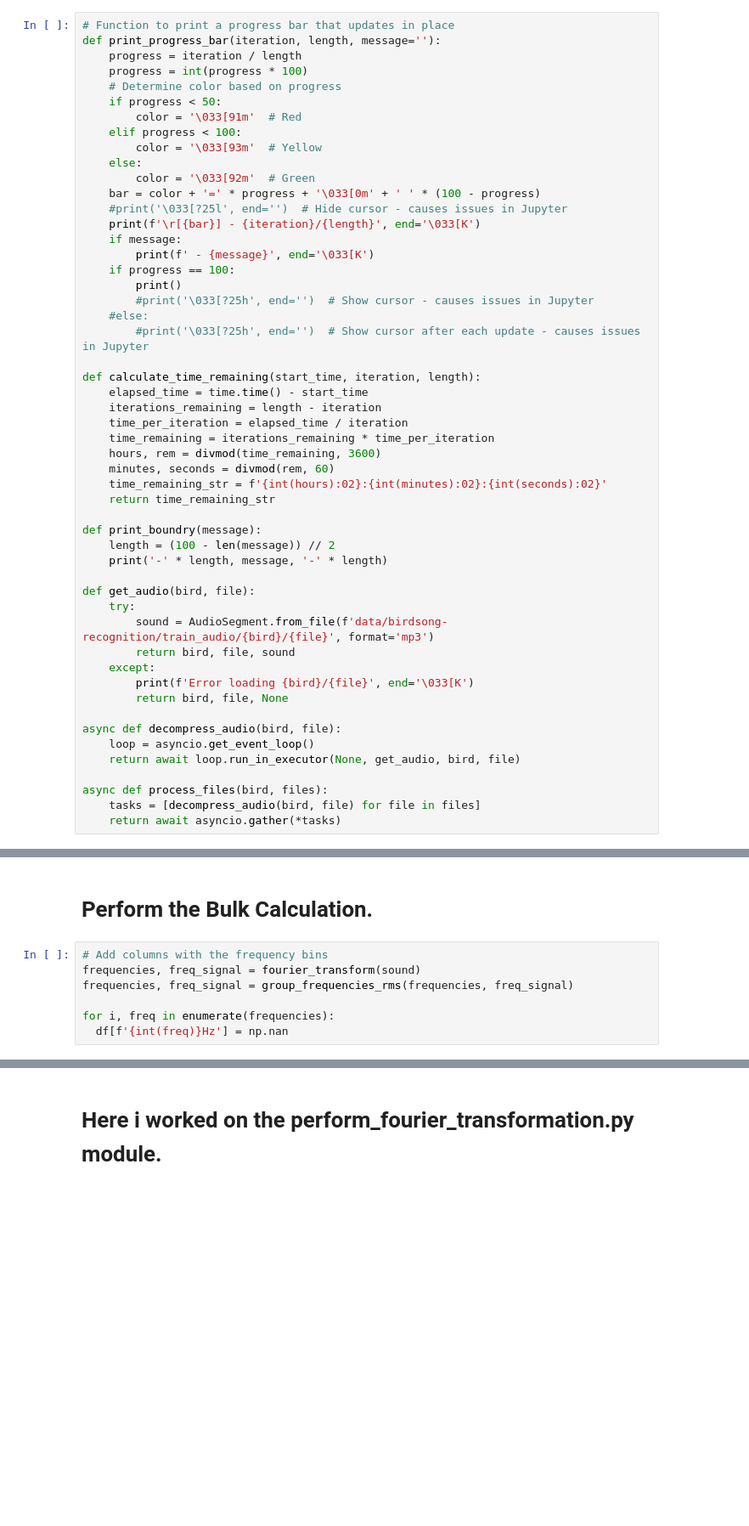
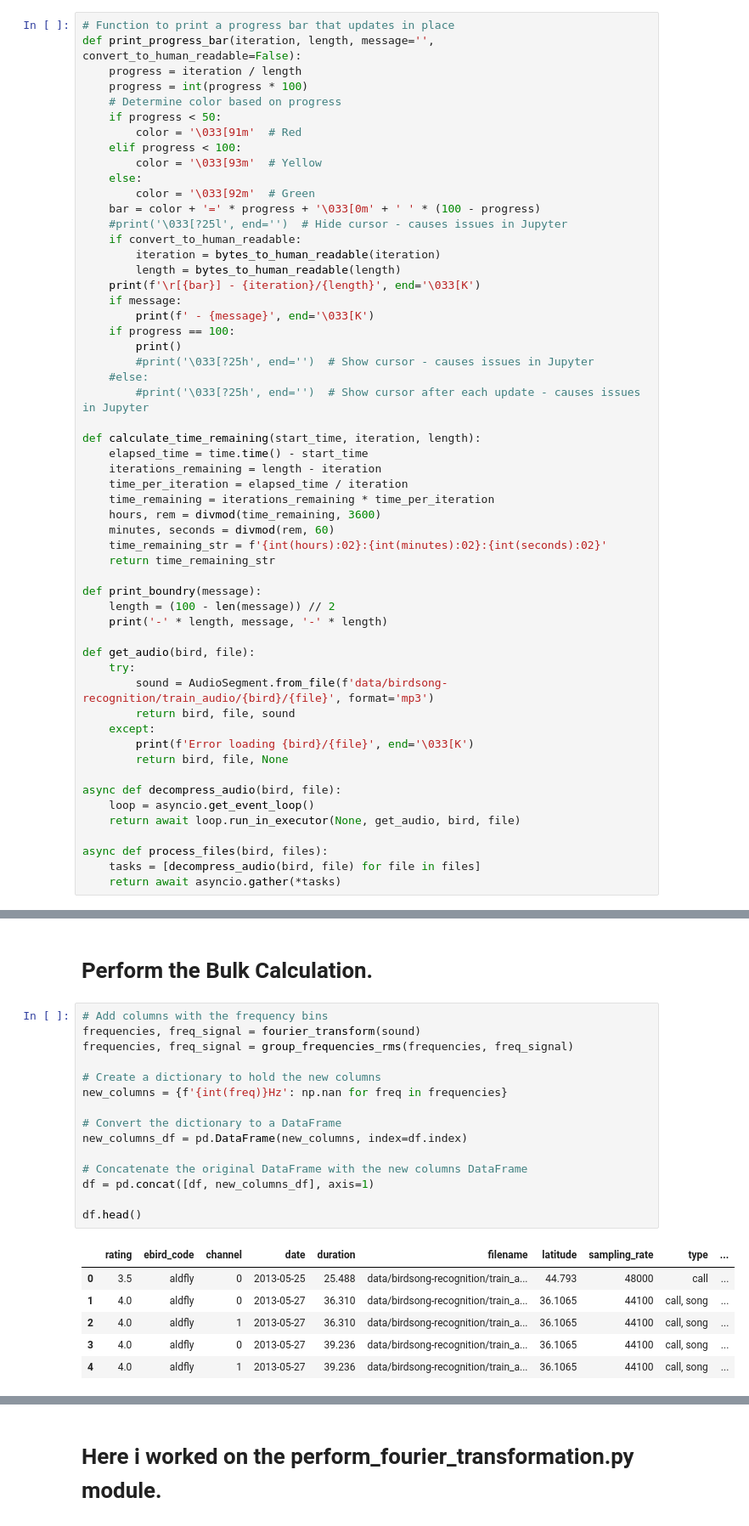
Before and after one commit to LookItVal/FinalProject, a Jupyter notebook: final_project_notebook.ipynb, the cells around one changed output, grey strips where cells are left out. Shown at 85% size. Drawn from its saved outputs; the diff is of its cells as text; blank space fills up the shorter version.

```diff
--- a/final_project_notebook.ipynb
+++ b/final_project_notebook.ipynb
@@ -301,7 +301,7 @@ Your browser does not support the audio element, but trust my the audio played b
 ### Verifying all Data
 # %%
 # Function to print a progress bar that updates in place
-def print_progress_bar(iteration, length, message=''):
+def print_progress_bar(iteration, length, message='', convert_to_human_readable=False):
     progress = iteration / length
     progress = int(progress * 100)
     # Determine color based on progress
@@ -313,6 +313,9 @@ def print_progress_bar(iteration, length, message=''):
         color = '\033[92m'  # Green
     bar = color + '=' * progress + '\033[0m' + ' ' * (100 - progress)
     #print('\033[?25l', end='')  # Hide cursor - causes issues in Jupyter
+    if convert_to_human_readable:
+        iteration = bytes_to_human_readable(iteration)
+        length = bytes_to_human_readable(length)
     print(f'\r[{bar}] - {iteration}/{length}', end='\033[K')
     if message:
         print(f' - {message}', end='\033[K')
@@ -1056,7 +1018,22 @@ CuPy Speedup Over Numpy: 3.26x
 # %%
 # Add columns with the frequency bins
 frequencies, freq_signal = fourier_transform(sound)
 frequencies, freq_signal = group_frequencies_rms(frequencies, freq_signal)
 
-for i, freq in enumerate(frequencies):
-  df[f'{int(freq)}Hz'] = np.nan
+# Create a dictionary to hold the new columns
+new_columns = {f'{int(freq)}Hz': np.nan for freq in frequencies}
+
+# Convert the dictionary to a DataFrame
+new_columns_df = pd.DataFrame(new_columns, index=df.index)
+
+# Concatenate the original DataFrame with the new columns DataFrame
+df = pd.concat([df, new_columns_df], axis=1)
+
+df.head()
+# %% [output]
+|  | rating | ebird_code | channel | date | duration | filename | latitude | sampling_rate | type | ... |
+| 0 | 3.5 | aldfly | 0 | 2013-05-25 | 25.488 | data/birdsong-recognition/train_a... | 44.793 | 48000 | call | ... |
+| 1 | 4.0 | aldfly | 0 | 2013-05-27 | 36.310 | data/birdsong-recognition/train_a... | 36.1065 | 44100 | call, song | ... |
+| 2 | 4.0 | aldfly | 1 | 2013-05-27 | 36.310 | data/birdsong-recognition/train_a... | 36.1065 | 44100 | call, song | ... |
+| 3 | 4.0 | aldfly | 0 | 2013-05-27 | 39.236 | data/birdsong-recognition/train_a... | 36.1065 | 44100 | call, song | ... |
+| 4 | 4.0 | aldfly | 1 | 2013-05-27 | 39.236 | data/birdsong-recognition/train_a... | 36.1065 | 44100 | call, song | ... |
```
Also changed, not shown: parts of 8 cells of this notebook, 2 other files.
